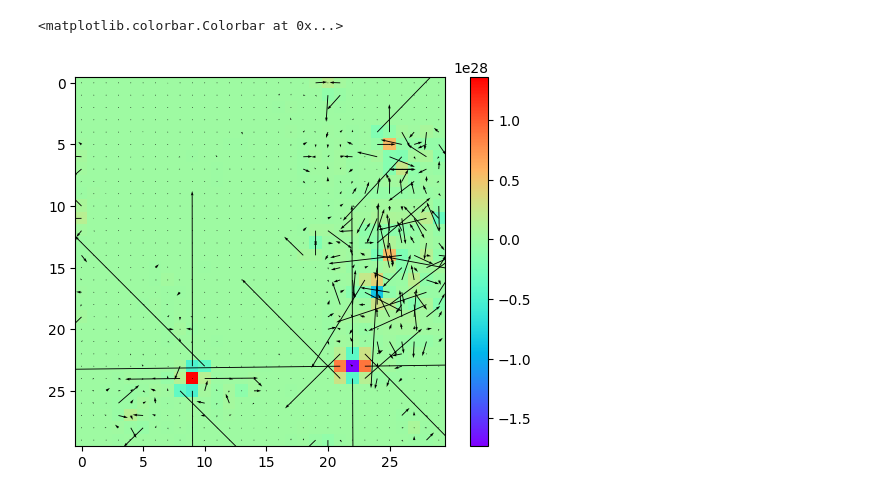
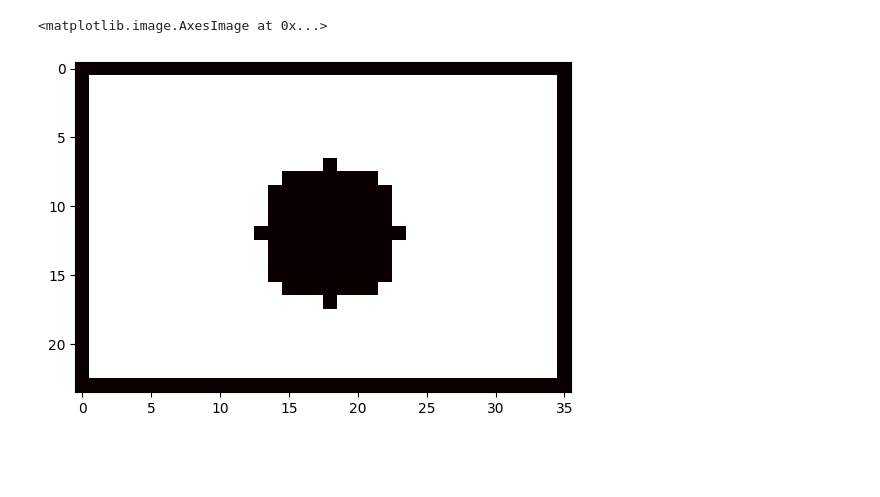
Before and after one commit to AtomThum/AIBuilder-LatticeBoltzmann, a Jupyter notebook: clstest.ipynb, the cells around one changed output. Cells and saved outputs as stored; diff of their text form; code cells hidden in the pictures; blank space fills up the shorter version.

Commit message:
Rebuilt the entire framework. Pressure boundary condition left to be done.

```diff
--- a/clstest.ipynb
+++ b/clstest.ipynb
@@ -1,29 +1,28 @@
 # %%
 import numpy as np
 import matplotlib.pyplot as plt
 import matplotlib.animation as anim
 import itertools as itr
+import copy
 from boundaries import WallBoundary, PressureBoundary, VelocityBoundary
 from generators import WallGenerators
 from simulation import Simulation
 
-np.seterr(divide = None, invalid = None) # For suppressing warnings. Totally optional.
-xResolution = 30
-yResolution = 30
-fluid = np.ones((xResolution, yResolution, 9))
-boundary = WallBoundary(xResolution, yResolution, False)
-boundary.borderWall()
-boundary.dotWall(
-    (2, 2), (5, 5), (10, 10)
+np.seterr(divide=None, invalid=None)  # For suppressing warnings. Totally optional.
+
+yResolution = 24
+xResolution = 36
+initCondition = np.ones((yResolution, xResolution, Simulation.latticeSize)) / 9
+walls = WallBoundary(yResolution, xResolution)
+walls.borderWall()
+walls.cylindricalWall([12, 18], 5)
+inlet = [VelocityBoundary(12, 3, 1, 2)]
+
+simulation = Simulation(
+    yResolution, xResolution, initCondition, walls, velocityBoundaries=inlet
 )
-generators = WallGenerators(boundary)
 
-simulation = Simulation(xResolution, yResolution, fluid, boundary)
+plt.imshow(simulation.density, cmap="hot", interpolation="nearest")
+# %% [output]
+<matplotlib.image.AxesImage at 0x...>
+[figure, added]
-# %%
-simulation.simulateFluid(step = 5)
-plt.quiver(simulation.xIndex, simulation.yIndex, simulation.momentumX, simulation.momentumY)
-plt.imshow(simulation.density, cmap = "rainbow", interpolation = "nearest")
-plt.colorbar()
-# %% [output]
-<matplotlib.colorbar.Colorbar at 0x...>
-[figure, removed]
```
Also changed, not shown: parts of 1 cell of this notebook, 5 other files.
